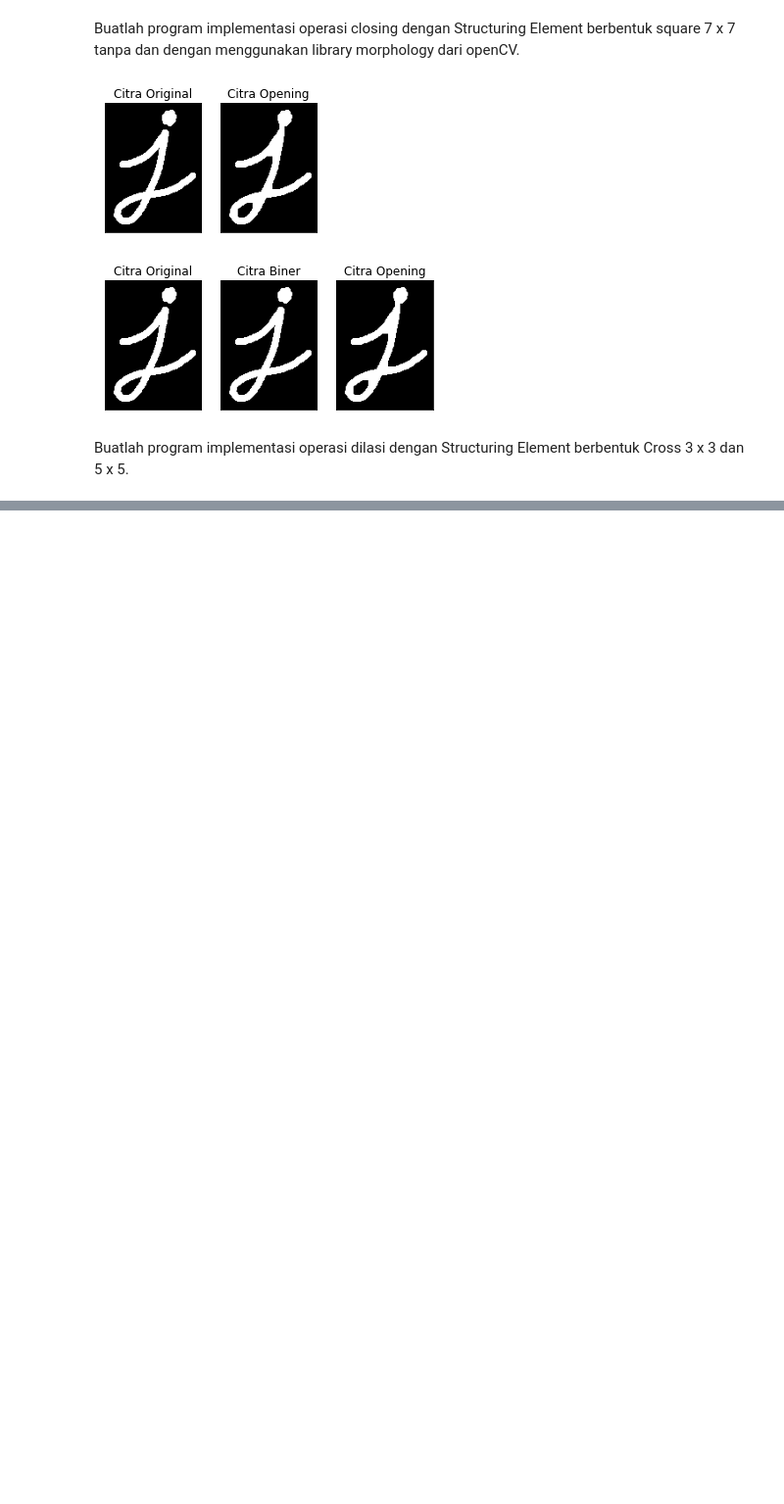
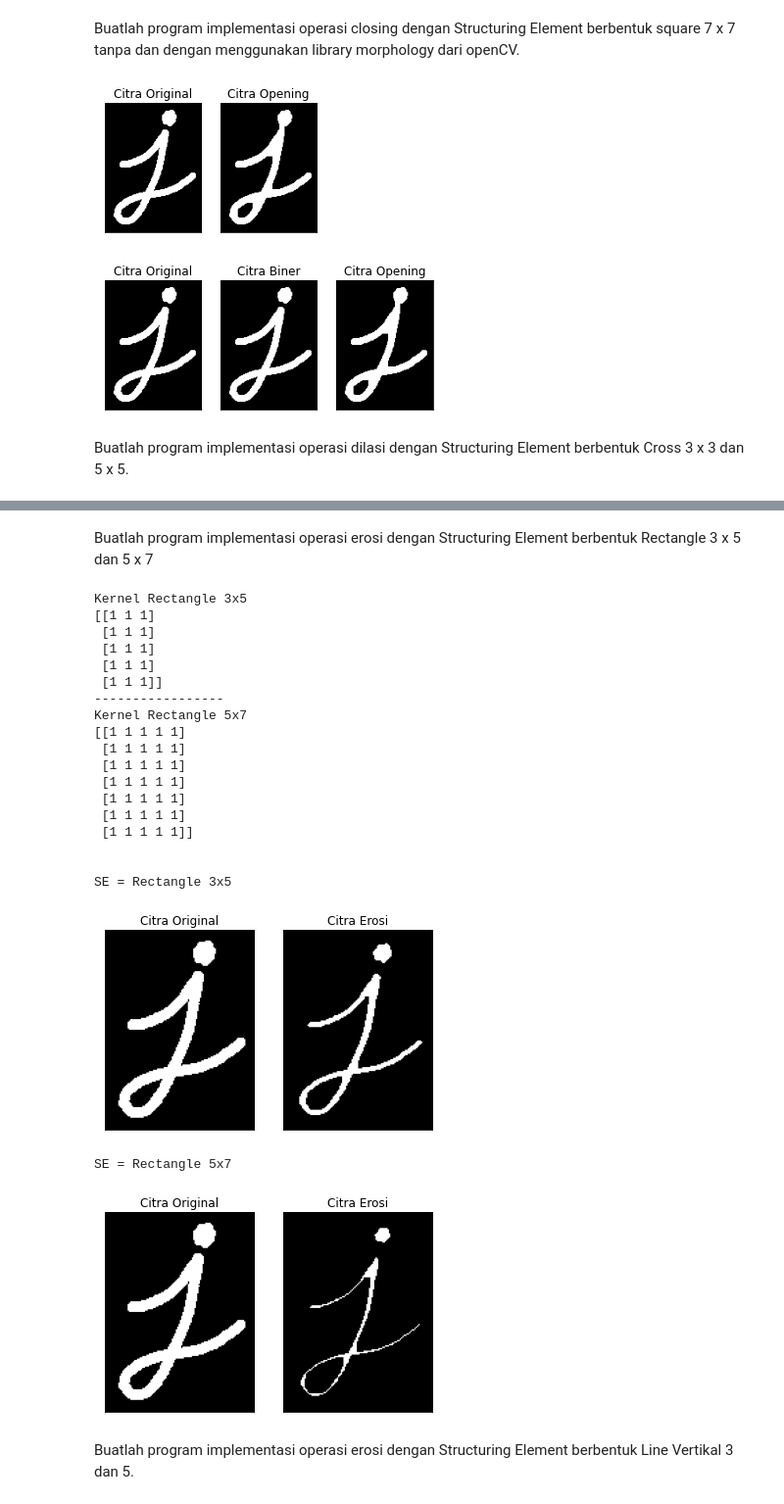
Before and after one commit to ardilalukita14/Genap-21-22, a Jupyter notebook: Week9.ipynb, the cells around one changed output, grey strips where cells are left out. Shown: that part at 98% size. Drawn from its saved outputs; the diff is of its cells as text; code cells hidden in the pictures; blank space fills up the shorter version.

```diff
--- a/Week9.ipynb
+++ b/Week9.ipynb
@@ -216,0 +322,59 @@ Buatlah program implementasi operasi dilasi dengan Structuring Element berbentuk
+# %% [markdown]
+Buatlah program implementasi operasi erosi dengan Structuring Element berbentuk Rectangle 3 x 5 dan 5 x 7
+# %%
+# Mengimplementasikan fungsi erosi dengan library
+
+# Input image
+image = cv2.imread('/content/drive/MyDrive/Images/j.png',0)
+
+kernel_3X5 = cv2.getStructuringElement(cv2.MORPH_RECT,(3,5))
+kernel_5X7 = cv2.getStructuringElement(cv2.MORPH_RECT,(5,7))
+erosi_rect3X5 = cv2.erode(image, kernel_3X5, iterations = 1)
+erosi_rect5x7 = cv2.erode(image, kernel_5X7, iterations = 1)
+
+print("Kernel Rectangle 3x5")
+print(kernel_3X5)
+print("-----------------")
+print("Kernel Rectangle 5x7")
+print(kernel_5X7)
+
+print(" ")
+print(" ")
+
+print("SE = Rectangle 3x5")
+plt.subplot(121), plt.imshow(image, cmap='gray')
+plt.title('Citra Original'), plt.xticks([]), plt.yticks([])
+plt.subplot(122), plt.imshow(erosi_rect3X5, cmap='gray')
+plt.title('Citra Erosi'), plt.xticks([]), plt.yticks([])
+plt.show()
+
+print("SE = Rectangle 5x7")
+plt.subplot(121), plt.imshow(image, cmap='gray')
+plt.title('Citra Original'), plt.xticks([]), plt.yticks([])
+plt.subplot(122), plt.imshow(erosi_rect5x7, cmap='gray')
+plt.title('Citra Erosi'), plt.xticks([]), plt.yticks([])
+plt.show()
+# %% [output]
+Kernel Rectangle 3x5
+[[1 1 1]
+ [1 1 1]
+ [1 1 1]
+ [1 1 1]
+ [1 1 1]]
+-----------------
+Kernel Rectangle 5x7
+[[1 1 1 1 1]
+ [1 1 1 1 1]
+ [1 1 1 1 1]
+ [1 1 1 1 1]
+ [1 1 1 1 1]
+ [1 1 1 1 1]
+ [1 1 1 1 1]]
+
+
+SE = Rectangle 3x5
+[figure, added]
+SE = Rectangle 5x7
+[figure, added]
+# %% [markdown]
+Buatlah program implementasi operasi erosi dengan Structuring Element berbentuk Line Vertikal 3 dan 5.
```
Also changed, not shown: parts of 5 cells of this notebook.
